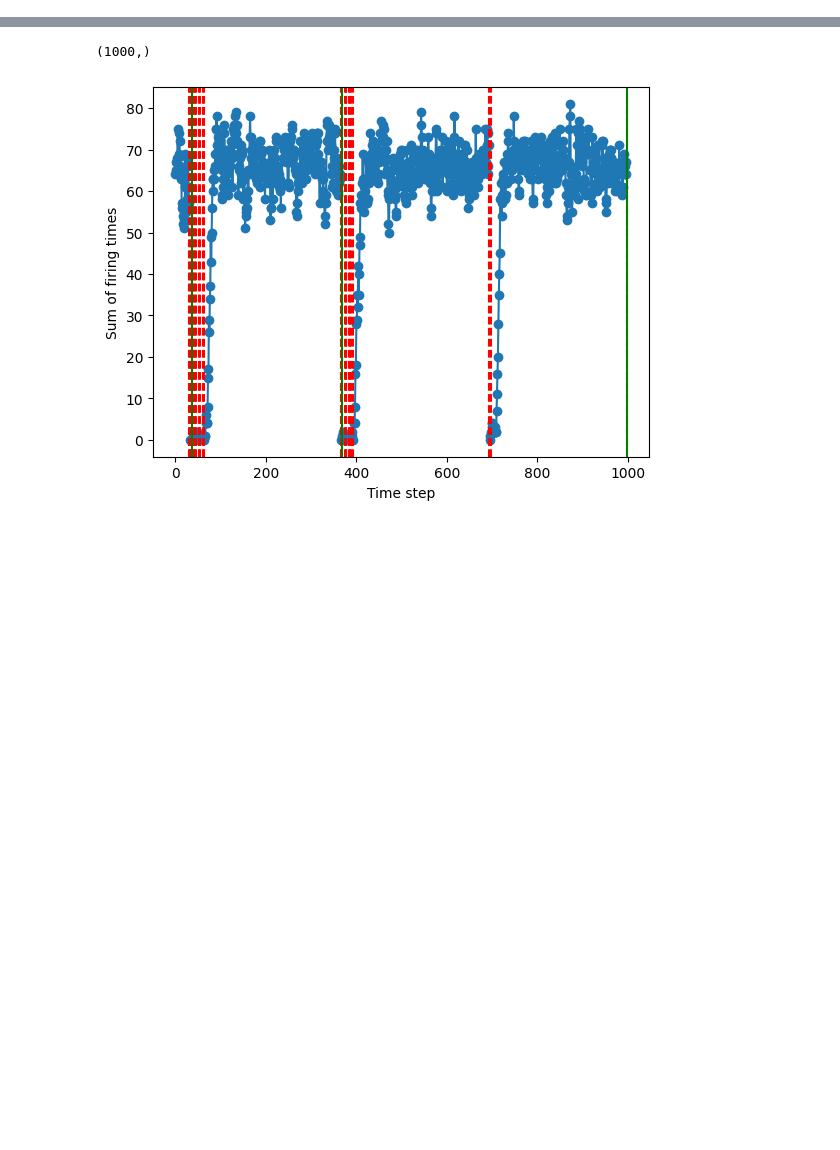
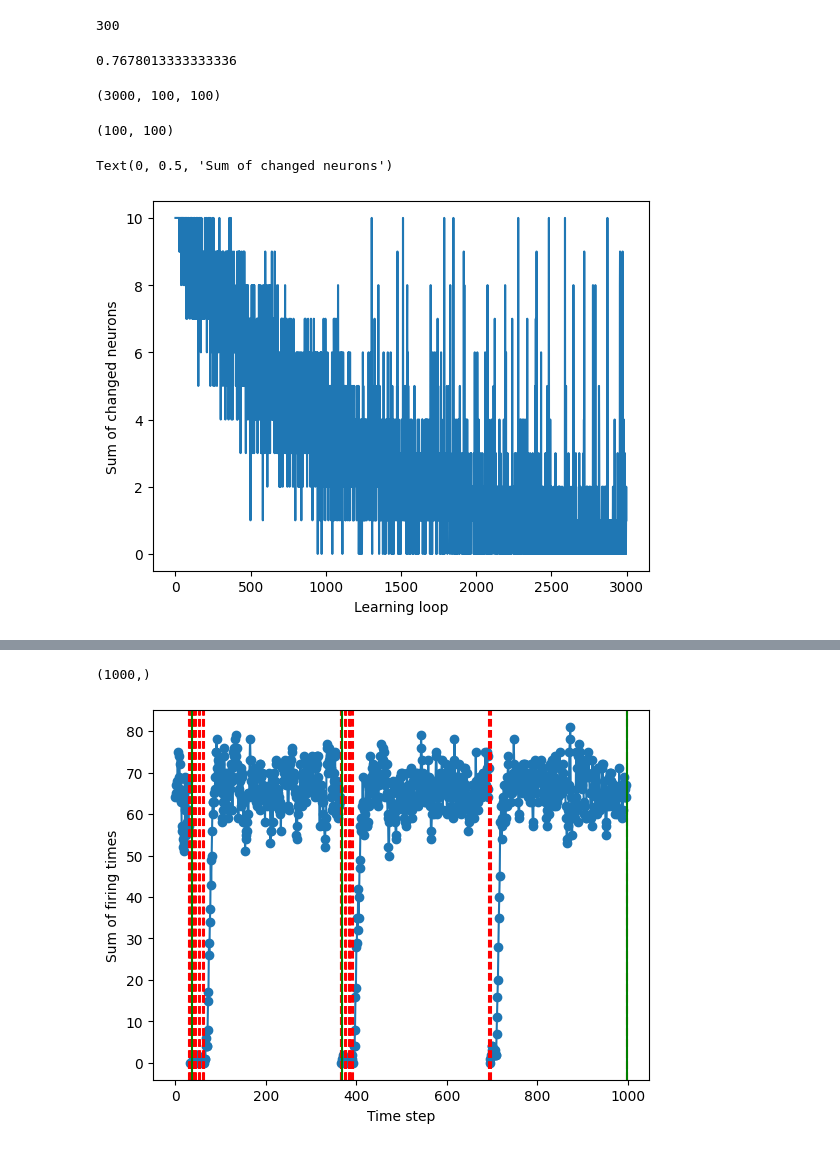
Before and after one commit to hhsherlock/self_organized_criticality, a Jupyter notebook: analysis.ipynb, the cells around one changed output, grey strips where cells are left out. Cells and saved outputs as stored; diff of their text form; code cells hidden in the pictures; blank space fills up the shorter version.

```diff
--- a/analysis.ipynb
+++ b/analysis.ipynb
@@ -19,0 +208,16 @@ dict_keys(['lamb', 'connectivity', 'fire_data', 'initial_connectivity'])
+# %%
+len(activities)
+# %% [output]
+300
+# %%
+sum(activities)/len(activities)
+# %% [output]
+0.7678013333333336
+# %%
+weights = test['weight']
+# %%
+weights = np.array(weights)
+# %%
+weights.shape
+# %% [output]
+(3000, 100, 100)
@@ -19,0 +226,20 @@ dict_keys(['lamb', 'connectivity', 'fire_data', 'initial_connectivity'])
+# %%
+diff_w.shape
+# %% [output]
+(100, 100)
+# %%
+diff_list = []
+for i in range(weights.shape[0]):
+    if i != 0:
+        diff = weights[i] - weights[i-1]
+
+        diff_list.append(np.count_nonzero(diff))
+# %%
+%matplotlib inline
+plt.plot(diff_list)
+plt.xlabel("Learning loop")
+plt.ylabel("Sum of changed neurons")
+# plt.savefig('weight_change.png', dpi=300)
+# %% [output]
+Text(0, 0.5, 'Sum of changed neurons')
+[figure, added]
```
Also changed, not shown: parts of 39 cells of this notebook, 26 other files.
